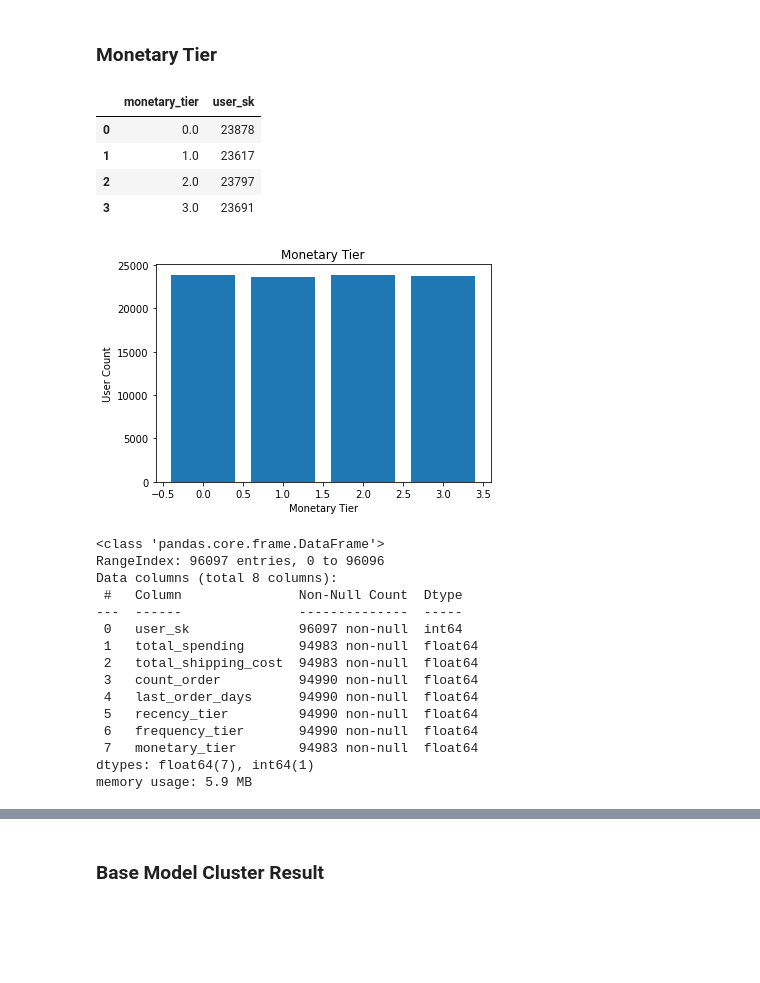
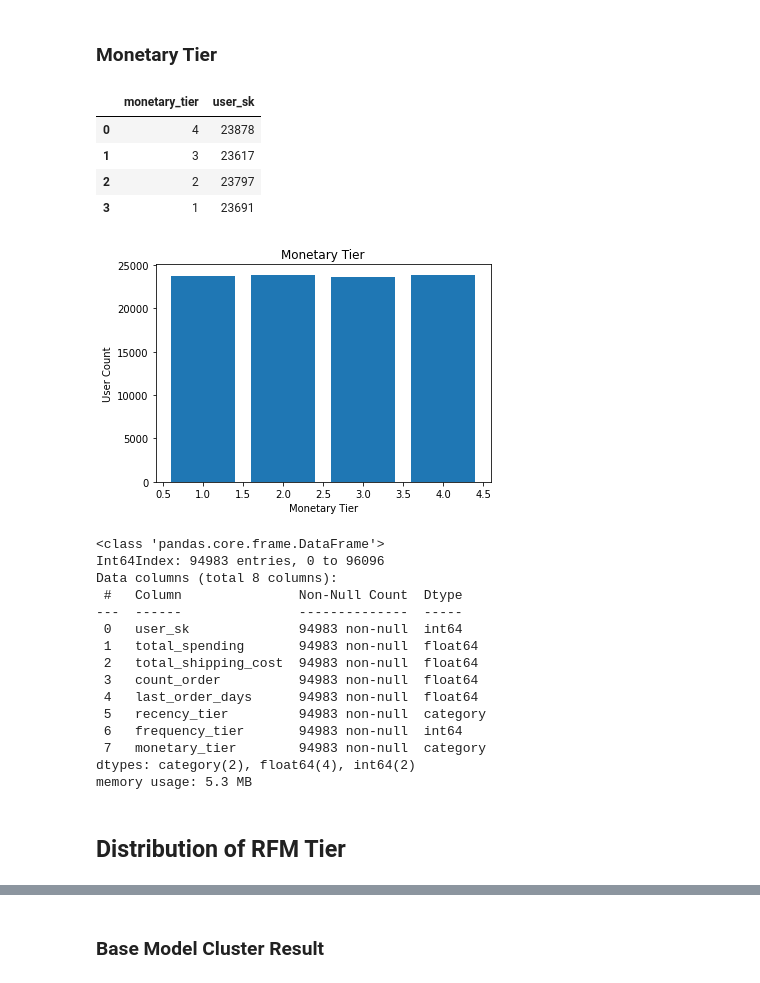
Before and after one commit to dion-ricky/future-data-1, a Jupyter notebook: notebook/2021-08-13_Unsupervised.ipynb, the cells around one changed output, grey strips where cells are left out. Saved outputs shown, nothing was run; the diff lists cells and outputs as text; code cells hidden in the pictures; blank space fills up the shorter version.

```diff
--- a/notebook/2021-08-13_Unsupervised.ipynb
+++ b/notebook/2021-08-13_Unsupervised.ipynb
@@ -273,0 +302,3 @@ memory usage: 3.7 MB
+# %%
+rfm = rfm.dropna()
+rfm.isnull().sum()
@@ -274,7 +314,7 @@ memory usage: 3.7 MB
 # %% [markdown]
 ### Recency Tier
 # %%
-rfm['recency_tier'] = pd.qcut(customer_rfm['last_order_days'], q=4, labels=False)
+rfm['recency_tier'] = pd.qcut(rfm['last_order_days'], q=4, labels=range(1, 5))
 
 fig, ax = plt.subplots()
 
@@ -297,16 +337,2 @@ plt.show()
 # %% [markdown]
 ### Frequency Tier
-# %%
-rfm['frequency_tier'] = pd.cut(customer_rfm['count_order'], bins=4, labels=False)
-
-fig, ax = plt.subplots()
-
-t1 = rfm.loc[:, ['user_sk', 'frequency_tier']] \
-        .groupby('frequency_tier', as_index=False).count()
-ax.bar(t1['frequency_tier'], t1['user_sk'])
-ax.set_title('Customer Frequency Tier')
-ax.set_xlabel('Frequency Tier')
-ax.set_ylabel('User Count')
-
-display(t1)
-plt.show()
@@ -407,0 +339,19 @@ plt.show()
+# %%
+rfm.loc[(rfm['count_order'] >= 5) & (rfm['count_order'] <= 16), 'frequency_tier'] = 1
+rfm.loc[(rfm['count_order'] >= 3) & (rfm['count_order'] <= 4), 'frequency_tier'] = 2
+rfm.loc[rfm['count_order'] == 2, 'frequency_tier'] = 3
+rfm.loc[rfm['count_order'] == 1, 'frequency_tier'] = 4
+
+rfm['frequency_tier'] = rfm['frequency_tier'].astype('int')
+
+fig, ax = plt.subplots()
+
+t1 = rfm.loc[:, ['user_sk', 'frequency_tier']] \
+        .groupby('frequency_tier', as_index=False).count()
+ax.bar(t1['frequency_tier'], t1['user_sk'])
+ax.set_title('Customer Frequency Tier')
+ax.set_xlabel('Frequency Tier')
+ax.set_ylabel('User Count')
+
+display(t1)
+plt.show()
@@ -409,44 +366,46 @@ plt.show()
 ### Monetary Tier
 # %%
 # cek pake selain pd.cut
-rfm['monetary_tier'] = pd.qcut(customer_rfm['total_spending'], q=4, labels=False)
+rfm['monetary_tier'] = pd.qcut(rfm['total_spending'], q=4, labels=range(4, 0, -1))
 
 fig, ax = plt.subplots()
 
 t1 = rfm.loc[:, ['user_sk', 'monetary_tier']] \
         .groupby('monetary_tier', as_index=False).count()
 ax.bar(t1['monetary_tier'], t1['user_sk'])
 ax.set_title('Monetary Tier')
 ax.set_xlabel('Monetary Tier')
 ax.set_ylabel('User Count')
 
 display(t1)
 plt.show()
 # %% [output]
 |  | monetary_tier | user_sk |
-| 0 | 0.0 | 23878 |
-| 1 | 1.0 | 23617 |
-| 2 | 2.0 | 23797 |
-| 3 | 3.0 | 23691 |
+| 0 | 4 | 23878 |
+| 1 | 3 | 23617 |
+| 2 | 2 | 23797 |
+| 3 | 1 | 23691 |
-[figure, old version]
+[figure, new version]
 # %%
 rfm.info()
 # %% [output]
 <class 'pandas.core.frame.DataFrame'>
-RangeIndex: 96097 entries, 0 to 96096
+Int64Index: 94983 entries, 0 to 96096
 Data columns (total 8 columns):
  #   Column               Non-Null Count  Dtype
 ---  ------               --------------  -----
- 0   user_sk              96097 non-null  int64
+ 0   user_sk              94983 non-null  int64
  1   total_spending       94983 non-null  float64
  2   total_shipping_cost  94983 non-null  float64
- 3   count_order          94990 non-null  float64
- 4   last_order_days      94990 non-null  float64
- 5   recency_tier         94990 non-null  float64
- 6   frequency_tier       94990 non-null  float64
- 7   monetary_tier        94983 non-null  float64
-dtypes: float64(7), int64(1)
-memory usage: 5.9 MB
+ 3   count_order          94983 non-null  float64
+ 4   last_order_days      94983 non-null  float64
+ 5   recency_tier         94983 non-null  category
+ 6   frequency_tier       94983 non-null  int64
+ 7   monetary_tier        94983 non-null  category
+dtypes: category(2), float64(4), int64(2)
+memory usage: 5.3 MB
+# %% [markdown]
+## Distribution of RFM Tier
 # %%
 tt1 = rfm.copy()
 tt1['frequency_tier'] = tt1.apply(lambda row: row['frequency_tier']+(np.random.rand()*0.3), axis=1)
```
Also changed, not shown: parts of 40 cells of this notebook.
